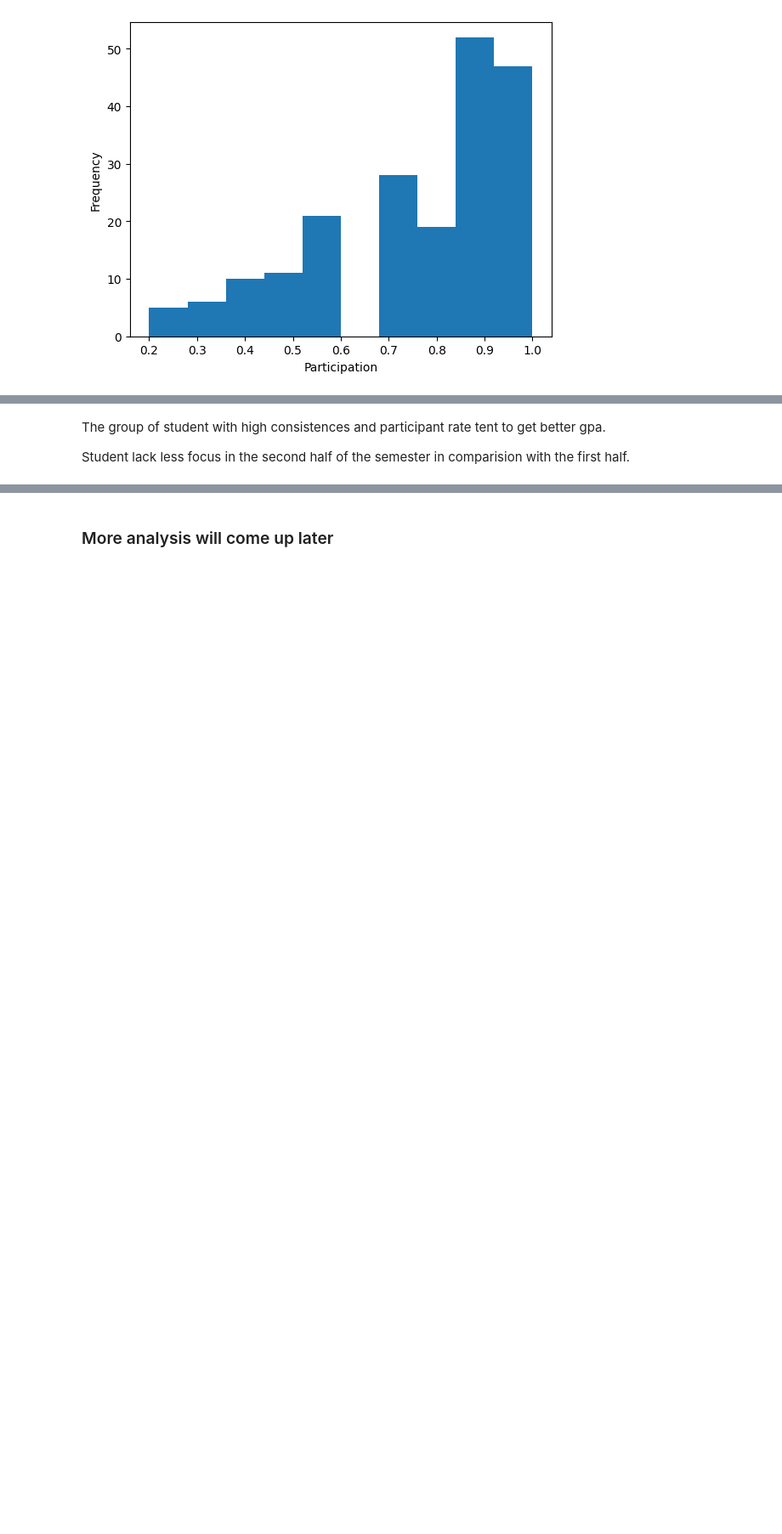
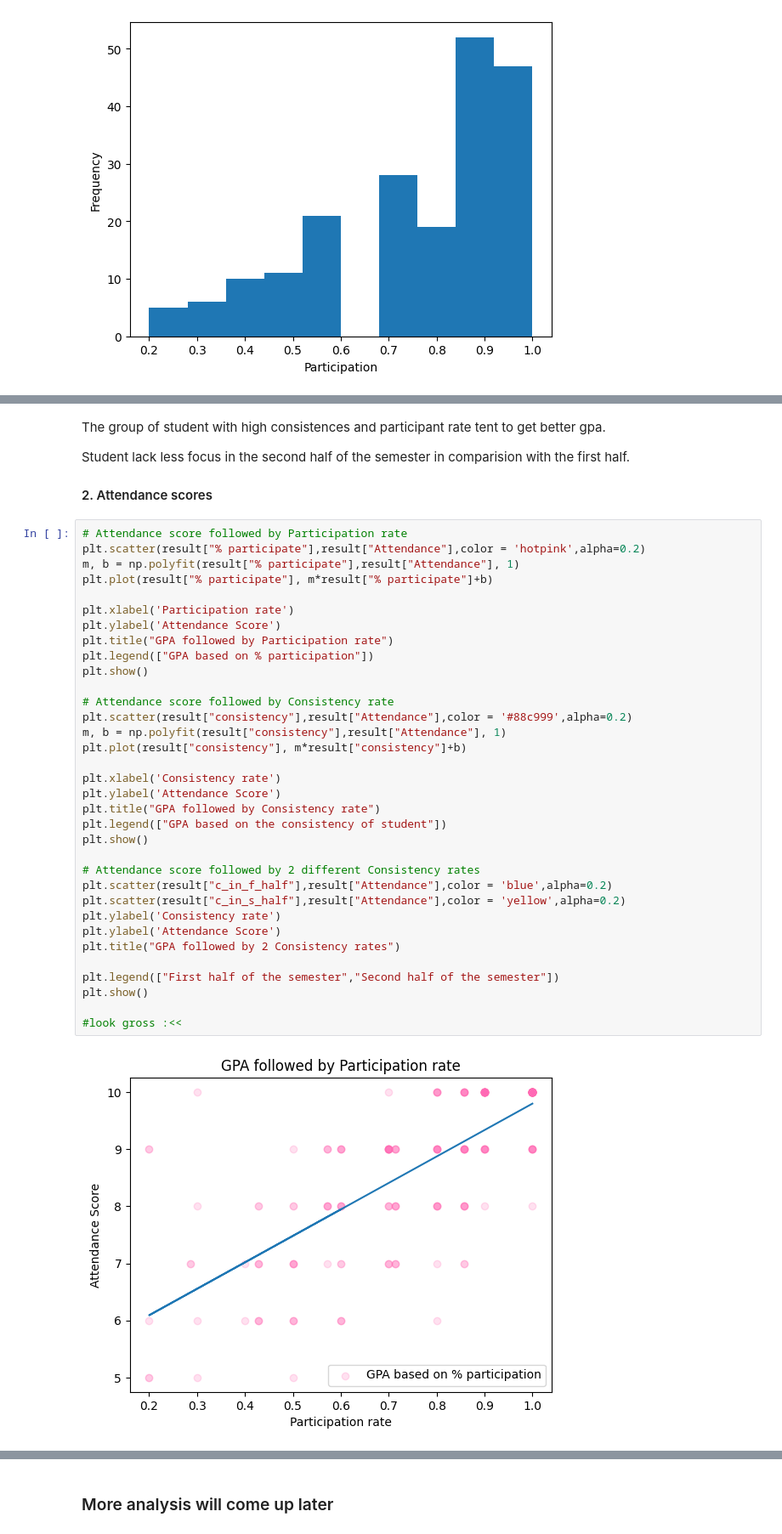
Before and after one commit to hung20gg/process_ml_vncodelab, a Jupyter notebook: Core.ipynb, the cells around one changed output, grey strips where cells are left out. Shown at 85% size. Drawn from its saved outputs; the diff is of its cells as text; blank space fills up the shorter version.

```diff
--- a/Core.ipynb
+++ b/Core.ipynb
@@ -625,3 +635,41 @@ plt.show()
 The group of student with high consistences and participant rate tent to get better gpa.
 
 Student lack less focus in the second half of the semester in comparision with the first half.
+
+#### 2. Attendance scores
+# %%
+# Attendance score followed by Participation rate
+plt.scatter(result["% participate"],result["Attendance"],color = 'hotpink',alpha=0.2)
+m, b = np.polyfit(result["% participate"],result["Attendance"], 1)
+plt.plot(result["% participate"], m*result["% participate"]+b)
+
+plt.xlabel('Participation rate')
+plt.ylabel('Attendance Score')
+plt.title("GPA followed by Participation rate")
+plt.legend(["GPA based on % participation"])
+plt.show()
+
+# Attendance score followed by Consistency rate
+plt.scatter(result["consistency"],result["Attendance"],color = '#88c999',alpha=0.2)
+m, b = np.polyfit(result["consistency"],result["Attendance"], 1)
+plt.plot(result["consistency"], m*result["consistency"]+b)
+
+plt.xlabel('Consistency rate')
+plt.ylabel('Attendance Score')
+plt.title("GPA followed by Consistency rate")
+plt.legend(["GPA based on the consistency of student"])
+plt.show()
+
+# Attendance score followed by 2 different Consistency rates
+plt.scatter(result["c_in_f_half"],result["Attendance"],color = 'blue',alpha=0.2)
+plt.scatter(result["c_in_s_half"],result["Attendance"],color = 'yellow',alpha=0.2)
+plt.ylabel('Consistency rate')
+plt.ylabel('Attendance Score')
+plt.title("GPA followed by 2 Consistency rates")
+
+plt.legend(["First half of the semester","Second half of the semester"])
+plt.show()
+
+#look gross :<<
+# %% [output]
+[figure, added]
```
Also changed, not shown: parts of 5 cells of this notebook.
